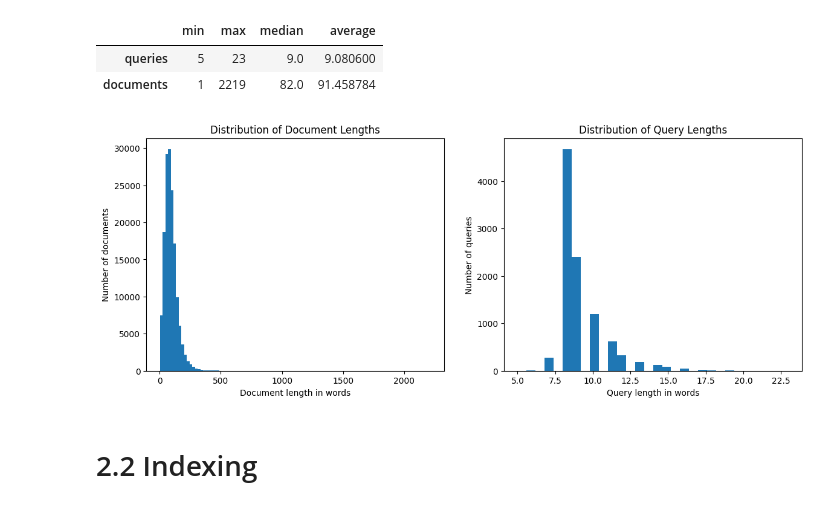
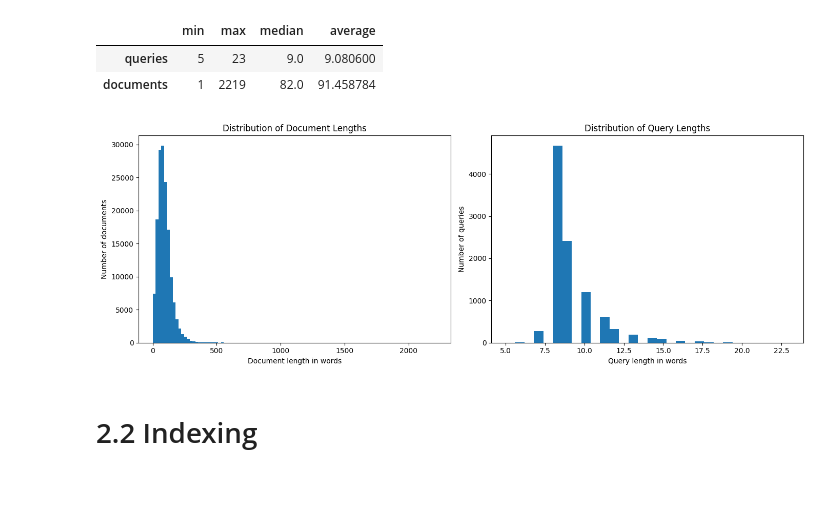
Before and after one commit to Legenden84/search-engines, a Jupyter notebook: notebooks/2_dataset_indexing.ipynb, the cells around one changed output. Saved outputs shown, nothing was run; the diff lists cells and outputs as text; code cells hidden in the pictures.

```diff
--- a/notebooks/2_dataset_indexing.ipynb
+++ b/notebooks/2_dataset_indexing.ipynb
@@ -148,22 +127,22 @@ res
 # %%
 fig, axes = plt.subplots(1, 2, figsize=(14, 5))
 
 # Document length distribution
-axes[0].hist(docs, bins=100)
+axes[0].hist(doc_lengths, bins=100)
 axes[0].set_title("Distribution of Document Lengths")
 axes[0].set_xlabel("Document length in words")
 axes[0].set_ylabel("Number of documents")
 
 # Query length distribution
-axes[1].hist(queries, bins=30)
+axes[1].hist(query_lengths, bins=30)
 axes[1].set_title("Distribution of Query Lengths")
 axes[1].set_xlabel("Query length in words")
 axes[1].set_ylabel("Number of queries")
 
-# plt.tight_layout()
+plt.tight_layout()
 plt.show()
 # %% [output]
-[figure, old version]
+[figure, new version]
 # %% [markdown]
 # 2.2 Indexing
 # %%
```
Also changed, not shown: parts of 9 cells of this notebook.
